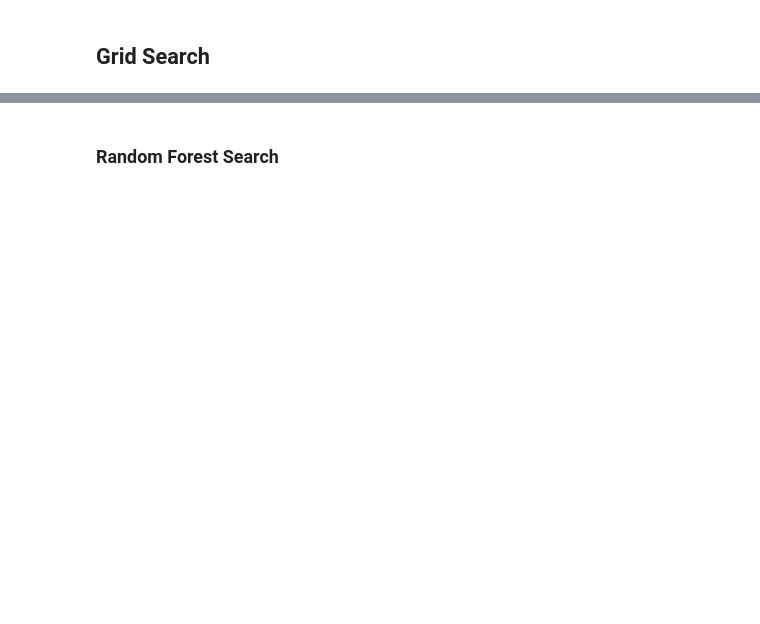
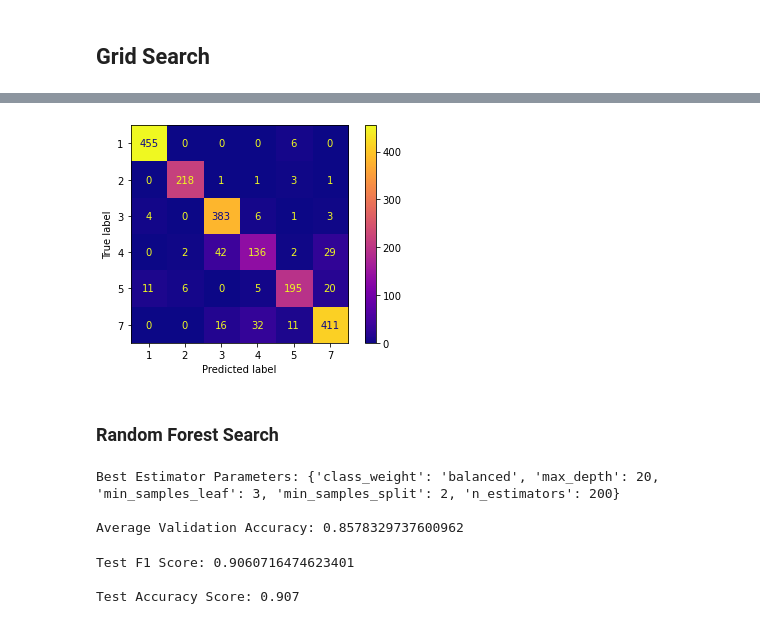
Before and after one commit to jstodd867/landsat-classification, a Jupyter notebook: Capstone_2_Landsat.ipynb, the cells around one changed output, grey strips where cells are left out. Drawn from its saved outputs; the diff is of its cells as text; code cells hidden in the pictures; blank space fills up the shorter version.

```diff
--- a/Capstone_2_Landsat.ipynb
+++ b/Capstone_2_Landsat.ipynb
@@ -363,7 +365,7 @@ activation = ['softmax', 'softplus', 'softsign', 'relu', 'tanh', 'sigmoid', 'har
 # %%
 # Set grid search parameters
 param_grid = dict(epochs=[350, 400], batch_size=[40], drop_out = [0,0.05,0.1], activ=activation)
-grid = GridSearchCV(estimator=modelo, param_grid=param_grid, n_jobs=-1, cv=5)
+grid = GridSearchCV(estimator=modelo, param_grid=param_grid, n_jobs=-1, cv=[(slice(None), slice(None))])
 grid_result = grid.fit(X_trn_scaled, y_trn_1hot)
 # %% [output]
 Epoch 1/350
@@ -433,6 +435,9 @@ grid_result.cv_results_
-# %% [markdown]
-### Random Forest Search
-# %%
-param_grid = dict(epochs=[350, 400], batch_size=[40], drop_out = [0,0.05,0.1], activ=activation)
-grid = GridSearchCV(estimator=clf, param_grid=param_grid, n_jobs=-1, cv=5)
-grid_result = grid.fit(X_trn_scaled, y_trn_1hot)
+# %%
+grid_result.best_estimator_.classes_= np.array([1,2,3,4,5,7])
+# %%
+yhat_nn= grid_result.best_estimator_.predict(scaler.transform(X_test))
+# %%
+# Confusion Matrix for Neural Network
+plot_cm(y_test, yhat_nn, grid_result.best_estimator_)
+# %% [output]
+[figure, added]
@@ -438,0 +449,2 @@ grid_result = grid.fit(X_trn_scaled, y_trn_1hot)
+# %% [markdown]
+### Random Forest Search
@@ -438,0 +457,16 @@ grid_result = grid.fit(X_trn_scaled, y_trn_1hot)
+# %%
+print(f'Best Estimator Parameters: {rf_grid_result.best_params_}\n')
+print(f'Average Validation Accuracy: {rf_grid_result.best_score_}')
+# %% [output]
+Best Estimator Parameters: {'class_weight': 'balanced', 'max_depth': 20, 'min_samples_leaf': 3, 'min_samples_split': 2, 'n_estimators': 200}
+
+Average Validation Accuracy: 0.8578329737600962
+# %%
+y_rf = rf_grid_result.best_estimator_.predict(X_test)
+score = f1_score(y_test, y_rf, average='weighted')
+print(f'Test F1 Score: {score}\n')
+print(f'Test Accuracy Score: {accuracy_score(y_test, y_rf)}')
+# %% [output]
+Test F1 Score: 0.9060716474623401
+
+Test Accuracy Score: 0.907
```
Also changed, not shown: parts of 45 cells of this notebook, 17 other files.
